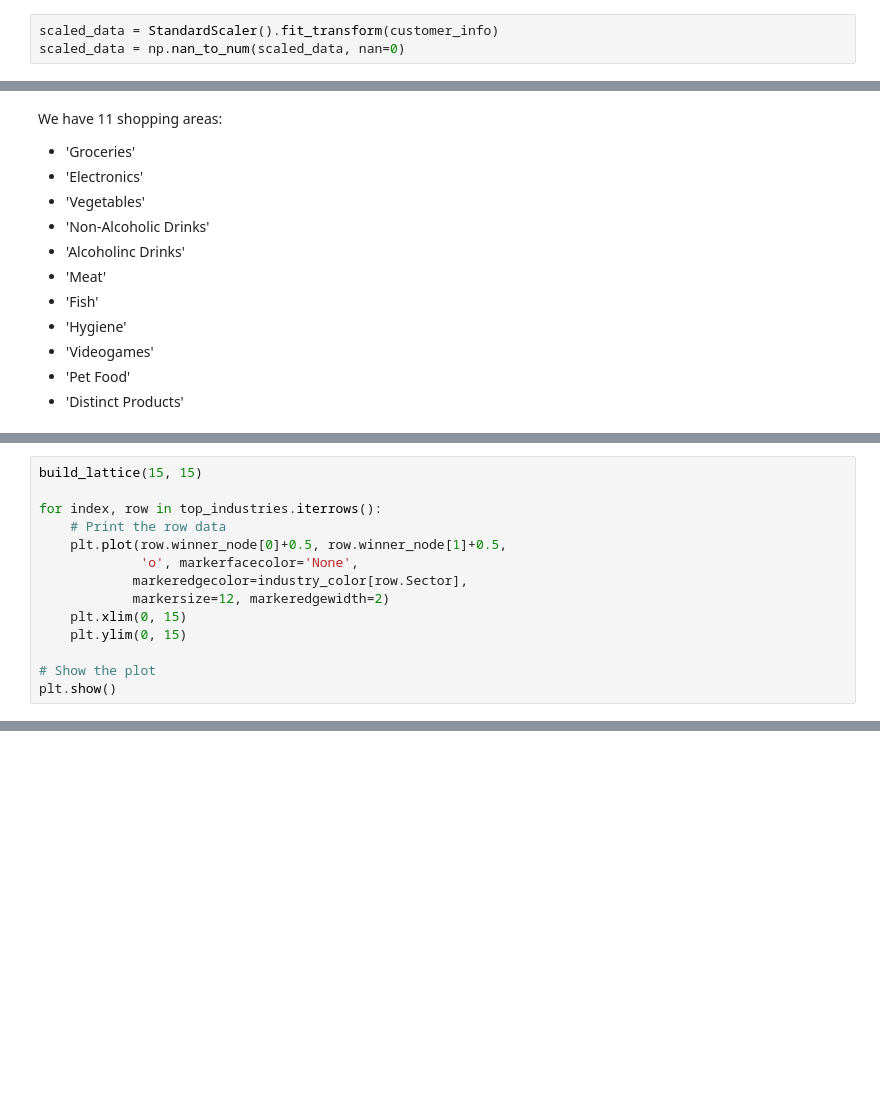
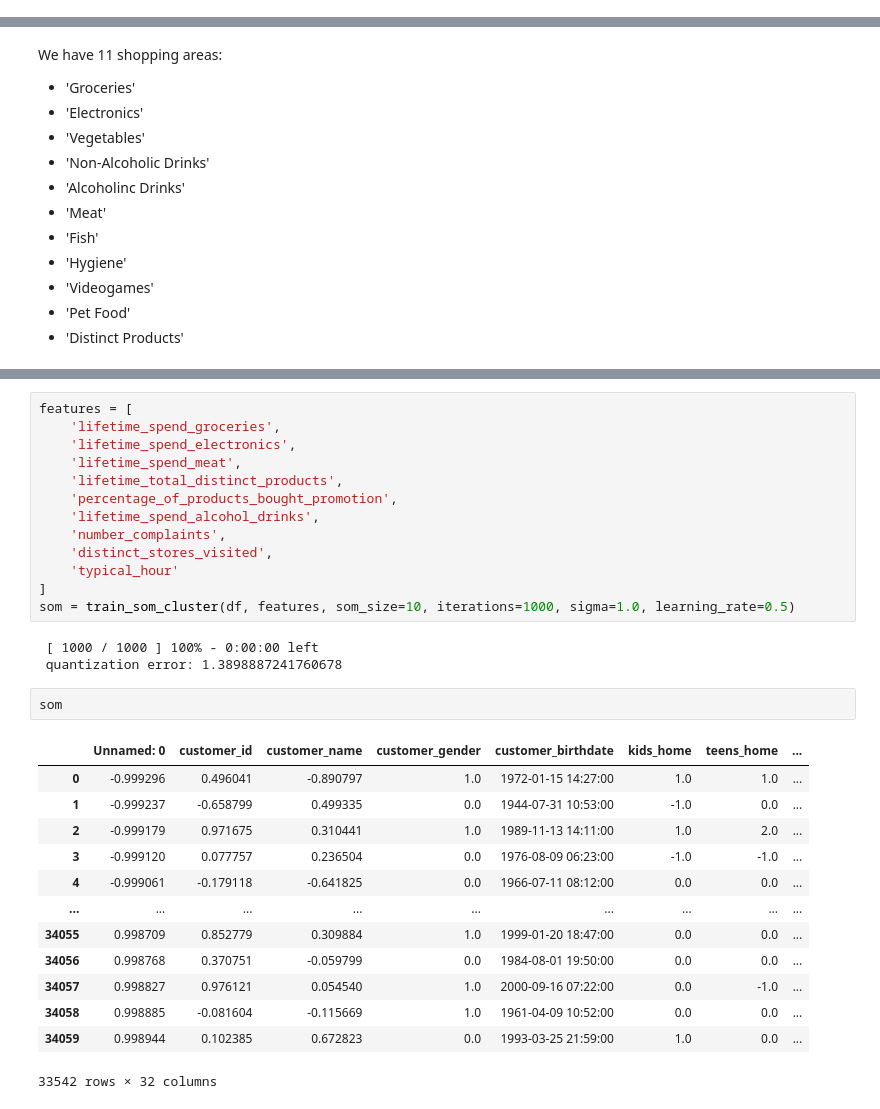
Before and after one commit to Constmsa/ml2.project, a Jupyter notebook: Self_Organizing_Maps.ipynb, the cells around one changed output, grey strips where cells are left out. Drawn from its saved outputs; the diff is of its cells as text; blank space fills up the shorter version.

```diff
--- a/Self_Organizing_Maps.ipynb
+++ b/Self_Organizing_Maps.ipynb
@@ -41,3 +33,0 @@ customer_basket = pd.read_csv('customer_basket.csv')
-# %%
-scaled_data = StandardScaler().fit_transform(customer_info)
-scaled_data = np.nan_to_num(scaled_data, nan=0)
@@ -155,14 +102,0 @@ NameError: name 'area' is not defined
-# %%
-build_lattice(15, 15)
-
-for index, row in top_industries.iterrows():
-    # Print the row data
-    plt.plot(row.winner_node[0]+0.5, row.winner_node[1]+0.5,
-             'o', markerfacecolor='None',
-            markeredgecolor=industry_color[row.Sector],
-            markersize=12, markeredgewidth=2)
-    plt.xlim(0, 15)
-    plt.ylim(0, 15)
-
-# Show the plot
-plt.show()
@@ -174,0 +143,32 @@ plt.colorbar()
+# %%
+features = [
+    'lifetime_spend_groceries',
+    'lifetime_spend_electronics',
+    'lifetime_spend_meat',
+    'lifetime_total_distinct_products',
+    'percentage_of_products_bought_promotion',
+    'lifetime_spend_alcohol_drinks',
+    'number_complaints',
+    'distinct_stores_visited',
+    'typical_hour'
+]
+som = train_som_cluster(df, features, som_size=10, iterations=1000, sigma=1.0, learning_rate=0.5)
+# %% [output]
+ [ 1000 / 1000 ] 100% - 0:00:00 left
+ quantization error: 1.3898887241760678
+# %%
+som
+# %% [output]
+|  | Unnamed: 0 | customer_id | customer_name | customer_gender | customer_birthdate | kids_home | teens_home | ... |
+| 0 | -0.999296 | 0.496041 | -0.890797 | 1.0 | 1972-01-15 14:27:00 | 1.0 | 1.0 | ... |
+| 1 | -0.999237 | -0.658799 | 0.499335 | 0.0 | 1944-07-31 10:53:00 | -1.0 | 0.0 | ... |
+| 2 | -0.999179 | 0.971675 | 0.310441 | 1.0 | 1989-11-13 14:11:00 | 1.0 | 2.0 | ... |
+| 3 | -0.999120 | 0.077757 | 0.236504 | 0.0 | 1976-08-09 06:23:00 | -1.0 | -1.0 | ... |
+| 4 | -0.999061 | -0.179118 | -0.641825 | 0.0 | 1966-07-11 08:12:00 | 0.0 | 0.0 | ... |
+| ... | ... | ... | ... | ... | ... | ... | ... | ... |
+| 34055 | 0.998709 | 0.852779 | 0.309884 | 1.0 | 1999-01-20 18:47:00 | 0.0 | 0.0 | ... |
+| 34056 | 0.998768 | 0.370751 | -0.059799 | 0.0 | 1984-08-01 19:50:00 | 0.0 | 0.0 | ... |
+| 34057 | 0.998827 | 0.976121 | 0.054540 | 1.0 | 2000-09-16 07:22:00 | 0.0 | -1.0 | ... |
+| 34058 | 0.998885 | -0.081604 | -0.115669 | 1.0 | 1961-04-09 10:52:00 | 0.0 | 0.0 | ... |
+| 34059 | 0.998944 | 0.102385 | 0.672823 | 0.0 | 1993-03-25 21:59:00 | 1.0 | 0.0 | ... |
+33542 rows × 32 columns
```
Also changed, not shown: parts of 21 cells of this notebook.
